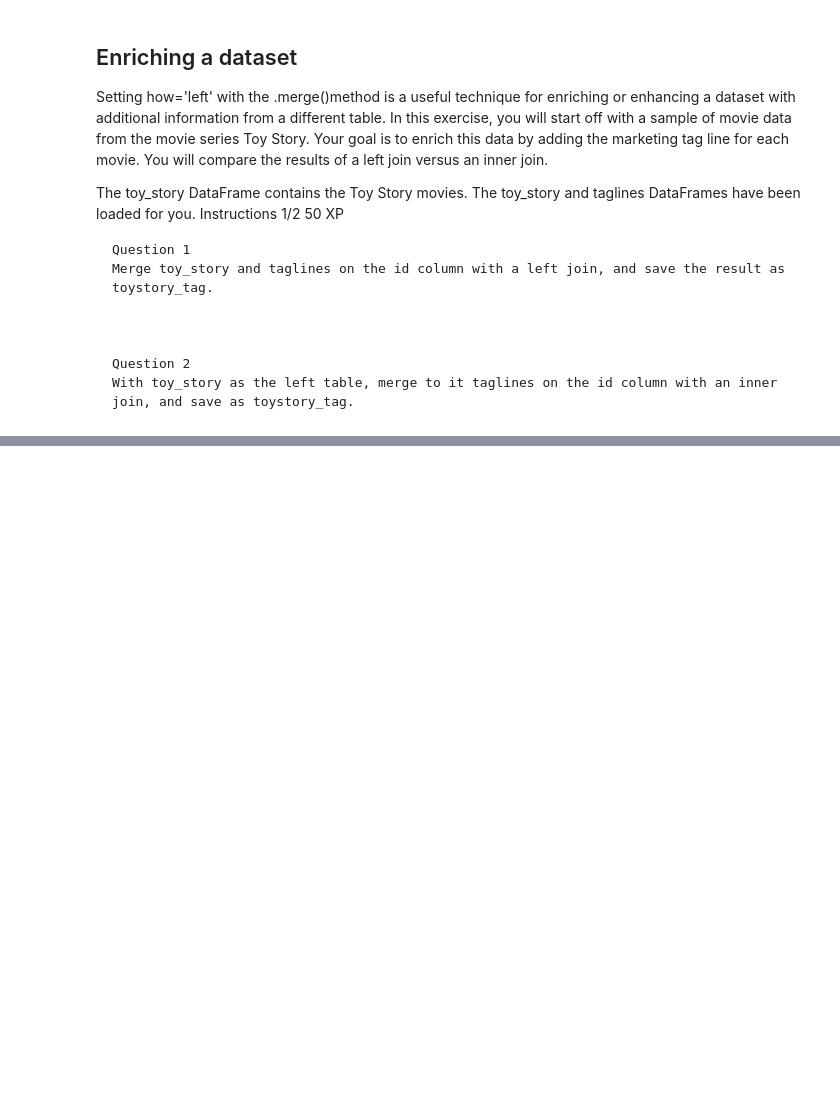
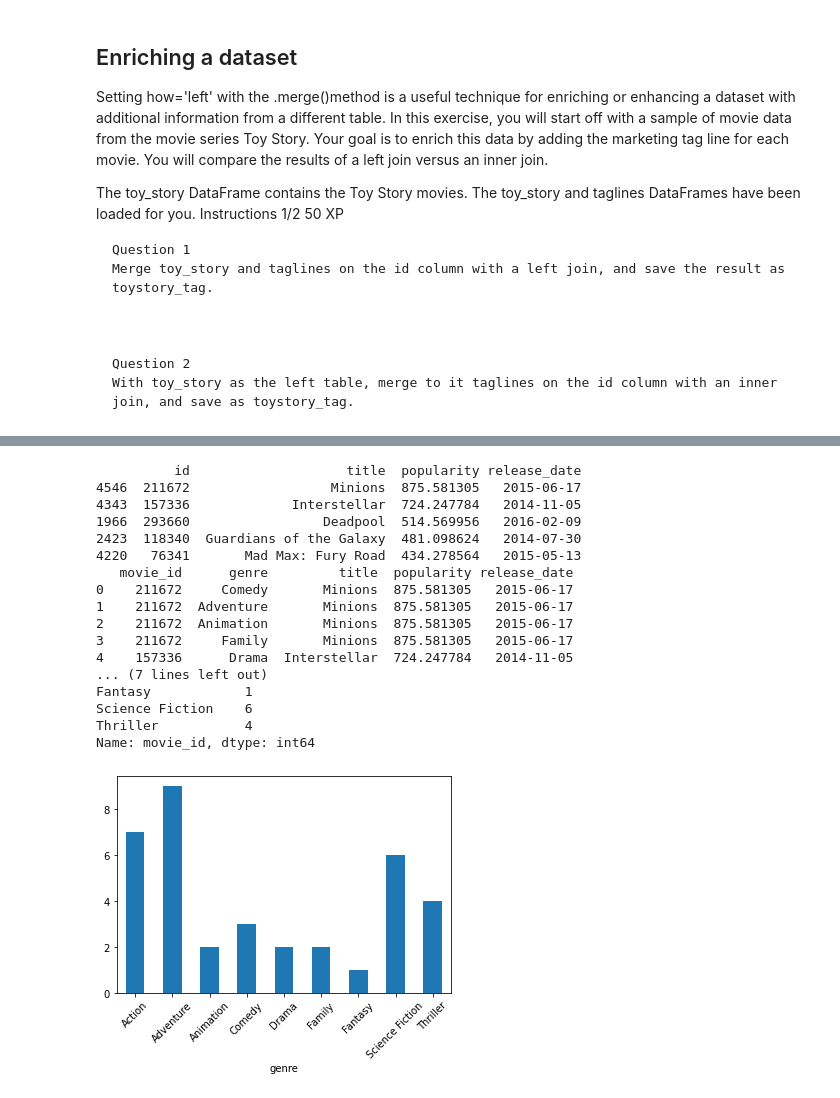
Before and after one commit to johnhhu2020/DataCamp-Data-Scientist-with-Python-Track, a Jupyter notebook: DataCamp Joining Data with pandas.ipynb, the cells around one changed output, grey strips where cells are left out. Drawn from its saved outputs; the diff is of its cells as text; code cells hidden in the pictures; blank space fills up the shorter version.

```diff
--- a/DataCamp Joining Data with pandas.ipynb
+++ b/DataCamp Joining Data with pandas.ipynb
@@ -1161,0 +1409,42 @@ SyntaxError: invalid syntax (3843563265.py, line 13)
+# %%
+pop_movies = movies.sort_values('popularity', ascending=False)[:10]
+
+print(pop_movies.head())
+
+
+
+genres_movies = movie_to_genres.merge(pop_movies, left_on='movie_id', right_on='id',
+                                      how='right').drop('id',axis=1)
+print(genres_movies.head())
+
+
+
+
+# ***************************************************************************************************************** #
+print(genres_movies.groupby('genre')['movie_id'].count())#value_counts()
+
+
+
+import matplotlib.pyplot as plt
+
+genres_movies.groupby('genre')['movie_id'].count().plot(kind='bar', rot=45)
+plt.show()
+# %% [output]
+          id                    title  popularity release_date
+4546  211672                  Minions  875.581305   2015-06-17
+4343  157336             Interstellar  724.247784   2014-11-05
+1966  293660                 Deadpool  514.569956   2016-02-09
+2423  118340  Guardians of the Galaxy  481.098624   2014-07-30
+4220   76341       Mad Max: Fury Road  434.278564   2015-05-13
+   movie_id      genre         title  popularity release_date
+0    211672     Comedy       Minions  875.581305   2015-06-17
+1    211672  Adventure       Minions  875.581305   2015-06-17
+2    211672  Animation       Minions  875.581305   2015-06-17
+3    211672     Family       Minions  875.581305   2015-06-17
+4    157336      Drama  Interstellar  724.247784   2014-11-05
+... (7 lines left out)
+Fantasy            1
+Science Fiction    6
+Thriller           4
+Name: movie_id, dtype: int64
+[figure, added]
```
Also changed, not shown: parts of 16 cells of this notebook.
